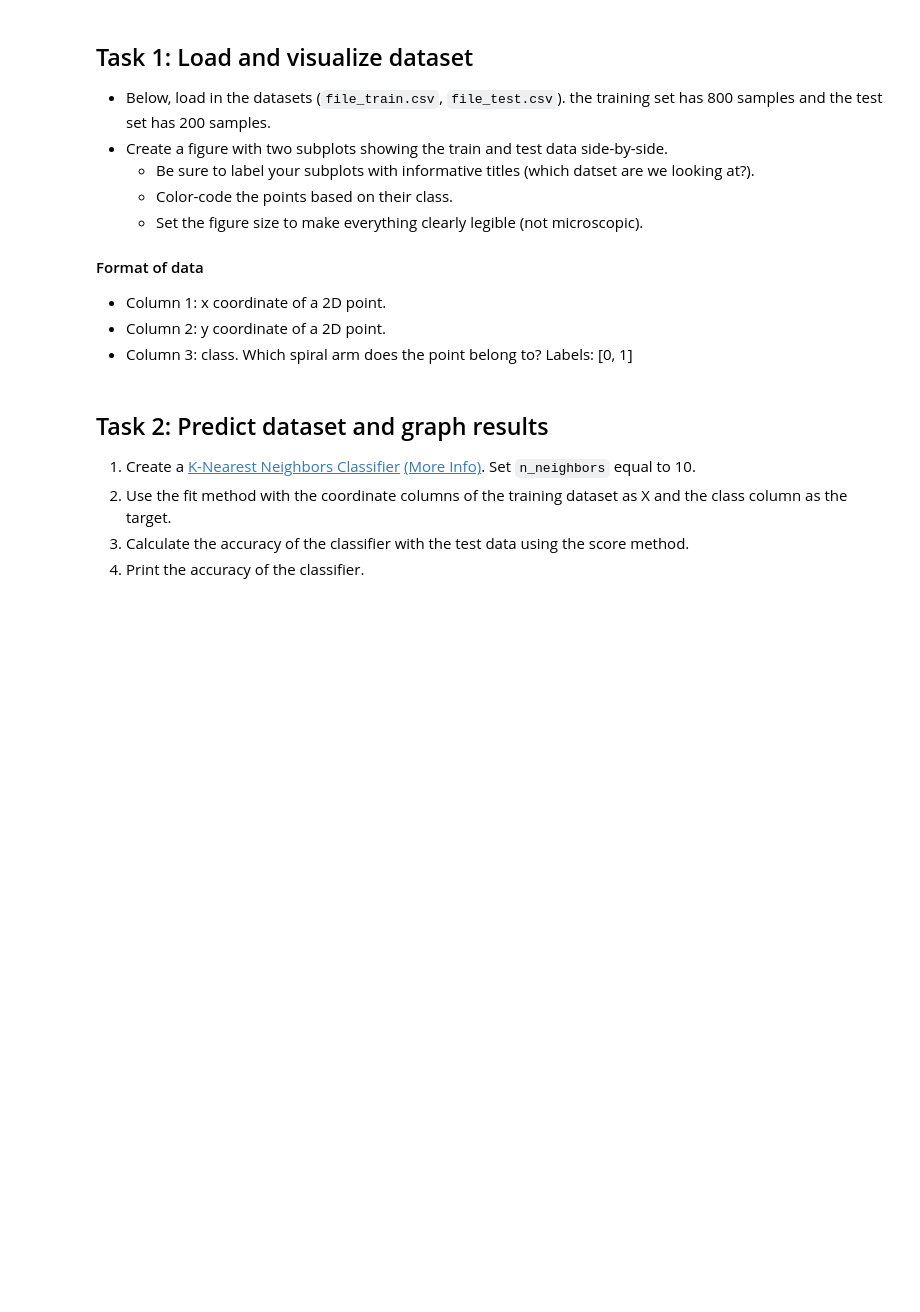
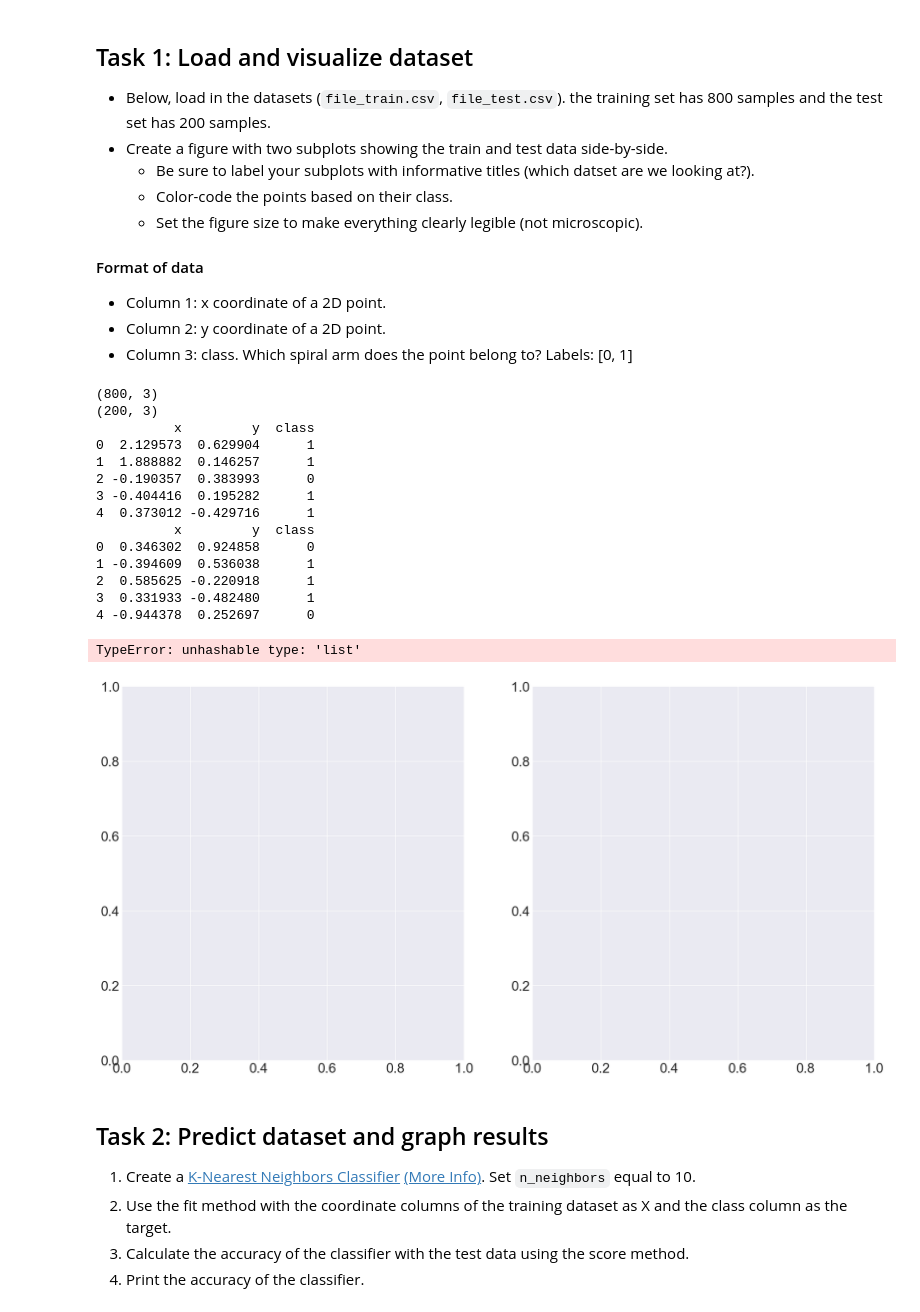
Before and after one commit to schiffinor/dataVisualization, a Jupyter notebook: Project6/Lab06a/Lab06a.ipynb, the cells around one changed output. Saved outputs shown, nothing was run; the diff lists cells and outputs as text; code cells hidden in the pictures; blank space fills up the shorter version.

```diff
--- a/Project6/Lab06a/Lab06a.ipynb
+++ b/Project6/Lab06a/Lab06a.ipynb
@@ -36,6 +39,58 @@ np.set_printoptions(suppress=True, precision=5)
 - Column 1: x coordinate of a 2D point.
 - Column 2: y coordinate of a 2D point.
 - Column 3: class. Which spiral arm does the point belong to? Labels: [0, 1]
+# %%
+colors = ["#004949", "#FF6DB6", "#490092", "#B66DFF", "#B6DBFF", "#924900", "#24FF24",
+          "#009292", "#FFB6DB", "#006DDB", "#6DB6FF", "#920000", "#DB6D00", "#FFFF6D"]
+# Load the datasets
+train = pd.read_csv('data/file_train.csv')
+test = pd.read_csv('data/file_test.csv')
+
+### IMPORTANT: Reformatted CSV because format was wrong.
+
+# Print the shape of the datasets
+print(train.shape)
+print(test.shape)
+
+train['class'] = train['class'].astype('int')
+test['class'] = test['class'].astype('int')
+
+# Print first 5 rows of the data using head.
+print(train.head())
+print(test.head())
+
+# Plot the datasets
+fig, ax = plt.subplots(1, 2, figsize=(20, 10))
+
+# Plot the training data
+ax[0].scatter(train["x"], train["y"], c=list(map(lambda x: colors[x], train["class"].to_numpy())), s=30)
+ax[0].set_title('Training Data')
+ax[0].set_xlabel('x')
+ax[0].set_ylabel('y')
+
+# Plot the testing data
+ax[1].scatter(test["x"], test["y"], c=list(map(lambda x: colors[x], test["class"].to_numpy())), s=30)
+ax[1].set_title('Testing Data')
+ax[1].set_xlabel('x')
+ax[1].set_ylabel('y')
+plt.show()
+# %% [output]
+(800, 3)
+(200, 3)
+          x         y  class
+0  2.129573  0.629904      1
+1  1.888882  0.146257      1
+2 -0.190357  0.383993      0
+3 -0.404416  0.195282      1
+4  0.373012 -0.429716      1
+          x         y  class
+0  0.346302  0.924858      0
+1 -0.394609  0.536038      1
+2  0.585625 -0.220918      1
+3  0.331933 -0.482480      1
+4 -0.944378  0.252697      0
+TypeError: unhashable type: 'list'
+[figure, added]
 # %% [markdown]
 ## Task 2: Predict dataset and graph results
 
```
Also changed, not shown: parts of 11 cells of this notebook, 25 other files.
